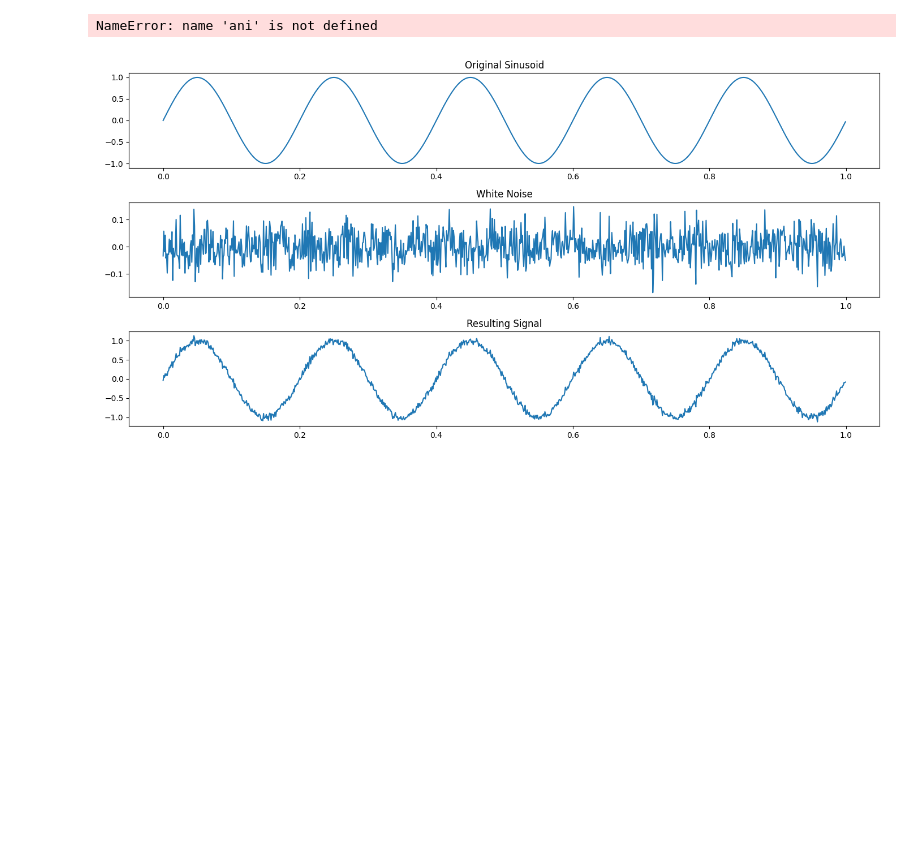
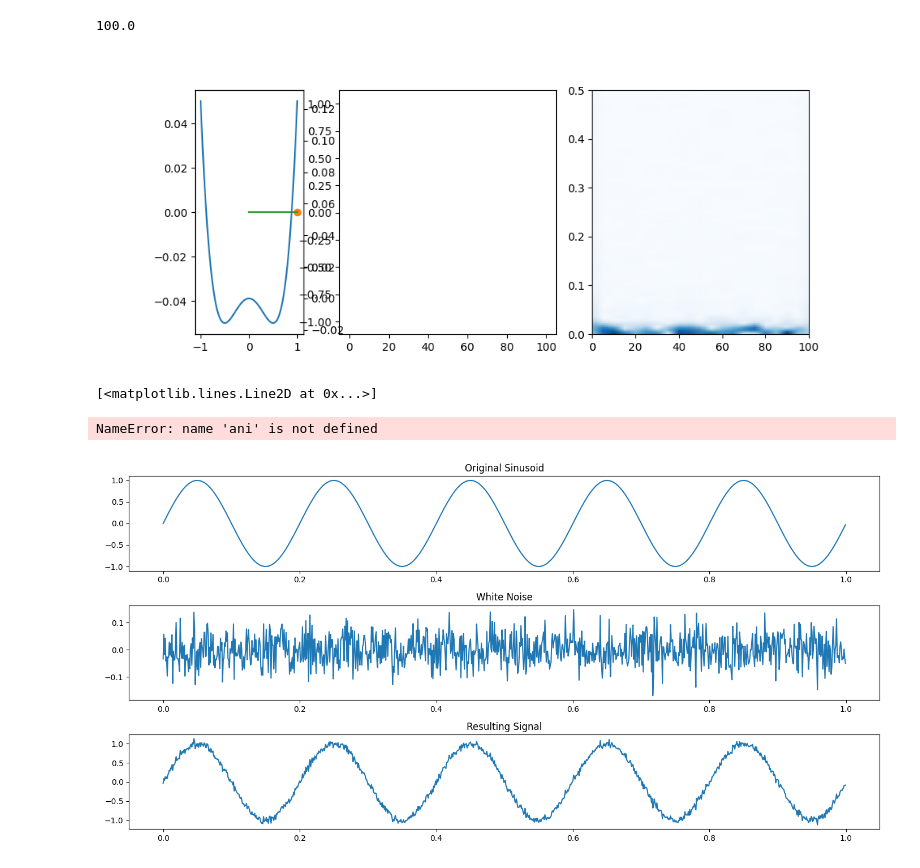
Before and after one commit to japhba/japhba.github.io, a Jupyter notebook: content/post/stochastic_resonance/main.ipynb, the cells around one changed output. Saved outputs shown, nothing was run; the diff lists cells and outputs as text; code cells hidden in the pictures; blank space fills up the shorter version.

```diff
--- a/content/post/stochastic_resonance/main.ipynb
+++ b/content/post/stochastic_resonance/main.ipynb
@@ -177,3 +199,29 @@ make_plot(sol, spec)
+# %%
+lmbd = .25
+V4 = lambda x: -lmbd*x**2/2 + x**4/4
+
+def f(t, y, args):
+    x, v = y
+
+    dxdt = v
+    gamma = 0.1
+    # get grad of V with jax
+    F = lambda x: -jax.grad(V4)(x)
+    dvdt = F(x) - gamma*v
+
+    return jnp.array([dxdt, dvdt])
+
+g = lambda t, y, args: sigma
+
+sol, xi, spec = get_sol(f, g)
+
+fig, axd, ani = make_plot(sol, xi, spec, V4, mode="force", fn="3")
+xx = np.linspace(-1, 1, 100)
+axd["a"].plot(xx, V2(xx),  ls="--", color="C1")
+# %% [output]
+100.0
+[figure, added]
+[<matplotlib.lines.Line2D at 0x...>]
 # %%
 ani
 # %% [output]
```
Also changed, not shown: parts of 5 cells of this notebook.
